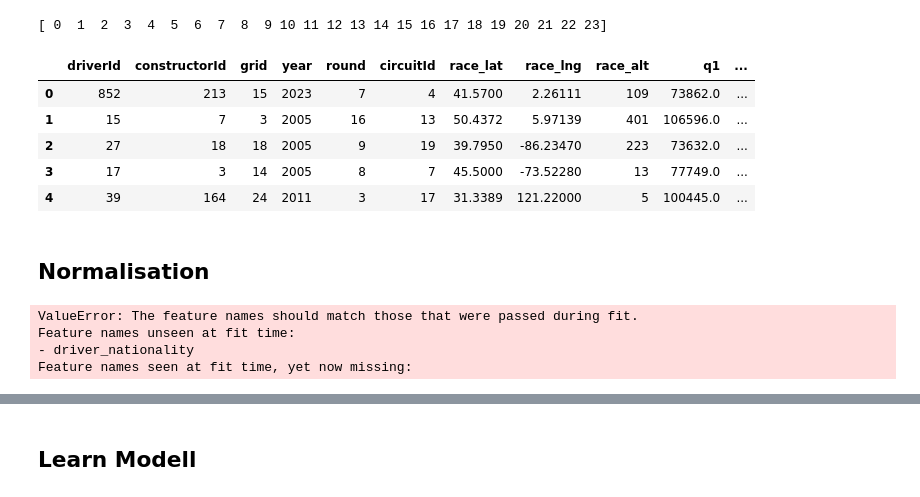
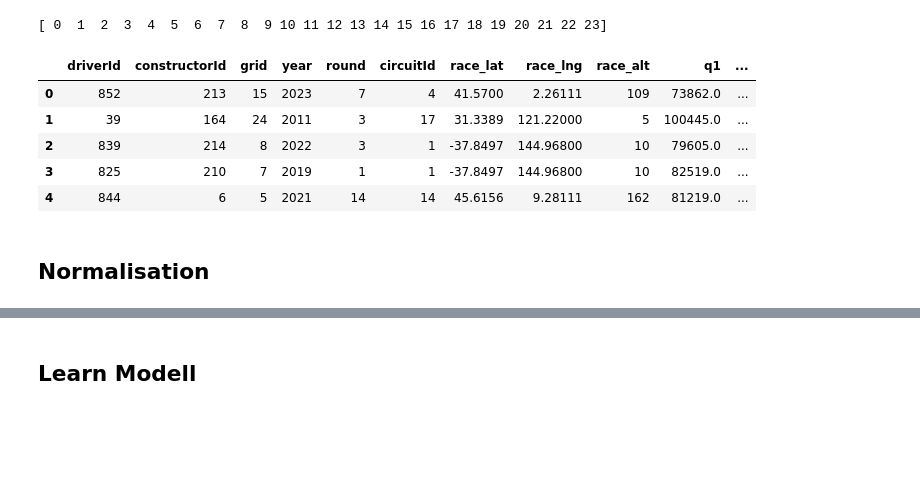
Before and after one commit to fengelnsbauer/ie500-data-mining-group7, a Jupyter notebook: src/model_learning.ipynb, the cells around one changed output, grey strips where cells are left out. Cells and saved outputs as stored; diff of their text form; code cells hidden in the pictures; blank space fills up the shorter version.

```diff
--- a/src/model_learning.ipynb
+++ b/src/model_learning.ipynb
@@ -2922,6 +2576,10 @@ X_test_2011 = X_test_2011.drop(columns=columns_to_drop)
 #droppe bitte alle zeilen von min_pit_stop_duration bis fp3_avg_is_on_fresh_tyres
 X_train_2011 = X_train_2011.drop(columns=X_train_2011.loc[:, 'q_position':'fp3_avg_is_on_fresh_tyres'].columns)
 X_test_2011 = X_test_2011.drop(columns=X_test_2011.loc[:, 'q_position':'fp3_avg_is_on_fresh_tyres'].columns)
+# %%
+# Drop the 'driver_nationality' column from both train and test datasets
+X_train_2011 = X_train_2011.drop(columns=['driver_nationality'])
+X_test_2011 = X_test_2011.drop(columns=['driver_nationality'])
 # %% [markdown]
 ### Calculate Driver Age
 # %%
@@ -2993,6 +2651,11 @@ def impute_times(df):
 X_train_2011 = impute_times(X_train_2011)
 X_test_2011 = impute_times(X_test_2011)
 # %%
+X_train_2011 = impute_times(X_train_2011)
+X_test_2011 = impute_times(X_test_2011)
+
+X_train_2011 = X_train_2011.apply(lambda x: x.apply(n_to_nan))
+X_test_2011 = X_test_2011.apply(lambda x: x.apply(n_to_nan))
 
 X_train_2011["q1"] = X_train_2011["q1"].apply(race_time_to_milliseconds)
 X_train_2011["q2"] = X_train_2011["q2"].apply(race_time_to_milliseconds)
@@ -3005,11 +2668,11 @@ X_test_2011["q3"] = X_test_2011["q3"].apply(race_time_to_milliseconds)
 ### Creation of a maximal_driver attribute
 # %%
 # Füge die Zielvariable zu den Features hinzu
-X_train_2003 = X_train_2003.join(y_train_2003)
-X_test_2003 = X_test_2003.join(y_test_2003)
+X_train_2011 = X_train_2011.join(y_train_2011)
+X_test_2011 = X_test_2011.join(y_test_2011)
 
 # Kombiniere die Trainings- und Testdaten
-X_combined = pd.concat([X_train_2003, X_test_2003], keys=['train', 'test'])
+X_combined = pd.concat([X_train_2011, X_test_2011], keys=['train', 'test'])
 
 # Bestimme die maximale Anzahl an Fahrern pro Jahr
 max_drivers_per_year = X_combined.groupby('year')['positionOrder'].max().reset_index()
@@ -3019,16 +2682,16 @@ max_drivers_per_year.columns = ['year', 'max_drivers']
 X_combined = pd.merge(X_combined.reset_index(), max_drivers_per_year, on='year', how='left')
 
 # Splitte die kombinierten Daten wieder in Trainings- und Testdatensätze
-X_train_2003 = X_combined[X_combined['level_0'] == 'train'].drop(columns=['level_0', 'level_1']).reset_index(drop=True)
-X_test_2003 = X_combined[X_combined['level_0'] == 'test'].drop(columns=['level_0', 'level_1']).reset_index(drop=True)
+X_train_2011 = X_combined[X_combined['level_0'] == 'train'].drop(columns=['level_0', 'level_1']).reset_index(drop=True)
+X_test_2011 = X_combined[X_combined['level_0'] == 'test'].drop(columns=['level_0', 'level_1']).reset_index(drop=True)
 
 # Entferne die 'positionOrder'-Spalte aus den Features
-X_train_2003 = X_train_2003.drop(columns=['positionOrder'])
-X_test_2003 = X_test_2003.drop(columns=['positionOrder'])
+X_train_2011 = X_train_2011.drop(columns=['positionOrder'])
+X_test_2011 = X_test_2011.drop(columns=['positionOrder'])
 
 # Ausgabe zur Überprüfung
-print("X_train_2003:")
-print(X_train_2003)
-print("\nX_test_2003:")
-print(X_test_2003)
+print("X_train_2011:")
+print(X_train_2011)
+print("\nX_test_2011:")
+print(X_test_2011)
 # %% [output]
@@ -3053,15 +2716,15 @@ X_train_2003:
 ## Encoding
 # %%
 # Encode object columns with OneHotEncoder
-object_columns = X_train_2003.select_dtypes(include=['object']).columns
+object_columns = X_train_2011.select_dtypes(include=['object']).columns
 
 
 
 from sklearn import preprocessing
 encoderOH = preprocessing.OneHotEncoder()
-encoded_train_2003 = pd.DataFrame(encoderOH.fit_transform(X_train_2003[object_columns]).toarray(), columns=encoderOH.get_feature_names_out(object_columns))
-encoded_test_2003 = pd.DataFrame(encoderOH.transform(X_test_2003[object_columns]).toarray(), columns=encoderOH.get_feature_names_out(object_columns))
+encoded_train_2011 = pd.DataFrame(encoderOH.fit_transform(X_train_2011[object_columns]).toarray(), columns=encoderOH.get_feature_names_out(object_columns))
+encoded_test_2011 = pd.DataFrame(encoderOH.transform(X_test_2011[object_columns]).toarray(), columns=encoderOH.get_feature_names_out(object_columns))
 
 # Drop original object columns and join encoded columns
-X_train_2003 = X_train_2003.drop(columns=object_columns).join(encoded_train_2003)
-X_test_2003 = X_test_2003.drop(columns=object_columns).join(encoded_test_2003)
+X_train_2011 = X_train_2011.drop(columns=object_columns).join(encoded_train_2011)
+X_test_2011 = X_test_2011.drop(columns=object_columns).join(encoded_test_2011)
@@ -3111,14 +2749,14 @@ print(unique_values)
 # %% [output]
 [ 0  1  2  3  4  5  6  7  8  9 10 11 12 13 14 15 16 17 18 19 20 21 22 23]
 # %%
-X_test_2003.head()
+X_test_2011.head()
 # %% [output]
 |  | driverId | constructorId | grid | year | round | circuitId | race_lat | race_lng | race_alt | q1 | ... |
 | 0 | 852 | 213 | 15 | 2023 | 7 | 4 | 41.5700 | 2.26111 | 109 | 73862.0 | ... |
-| 1 | 15 | 7 | 3 | 2005 | 16 | 13 | 50.4372 | 5.97139 | 401 | 106596.0 | ... |
-| 2 | 27 | 18 | 18 | 2005 | 9 | 19 | 39.7950 | -86.23470 | 223 | 73632.0 | ... |
-| 3 | 17 | 3 | 14 | 2005 | 8 | 7 | 45.5000 | -73.52280 | 13 | 77749.0 | ... |
-| 4 | 39 | 164 | 24 | 2011 | 3 | 17 | 31.3389 | 121.22000 | 5 | 100445.0 | ... |
+| 1 | 39 | 164 | 24 | 2011 | 3 | 17 | 31.3389 | 121.22000 | 5 | 100445.0 | ... |
+| 2 | 839 | 214 | 8 | 2022 | 3 | 1 | -37.8497 | 144.96800 | 10 | 79605.0 | ... |
+| 3 | 825 | 210 | 7 | 2019 | 1 | 1 | -37.8497 | 144.96800 | 10 | 82519.0 | ... |
+| 4 | 844 | 6 | 5 | 2021 | 14 | 14 | 45.6156 | 9.28111 | 162 | 81219.0 | ... |
 # %% [markdown]
 ## Normalisation
 # %%
@@ -3142,10 +2779,0 @@ X_test_2003 = np.hstack((X_test_2003_scaled, max_drivers_test))
-# %%
-from sklearn.preprocessing import MinMaxScaler, StandardScaler
-min_max_scaler = MinMaxScaler()
-X_train_2003 = min_max_scaler.fit_transform(X_train_2003)
-X_test_2003 = min_max_scaler.transform(X_test_2003)
-# %% [output]
-ValueError: The feature names should match those that were passed during fit.
-Feature names unseen at fit time:
-- driver_nationality
-Feature names seen at fit time, yet now missing:
```
Also changed, not shown: parts of 234 cells of this notebook.
